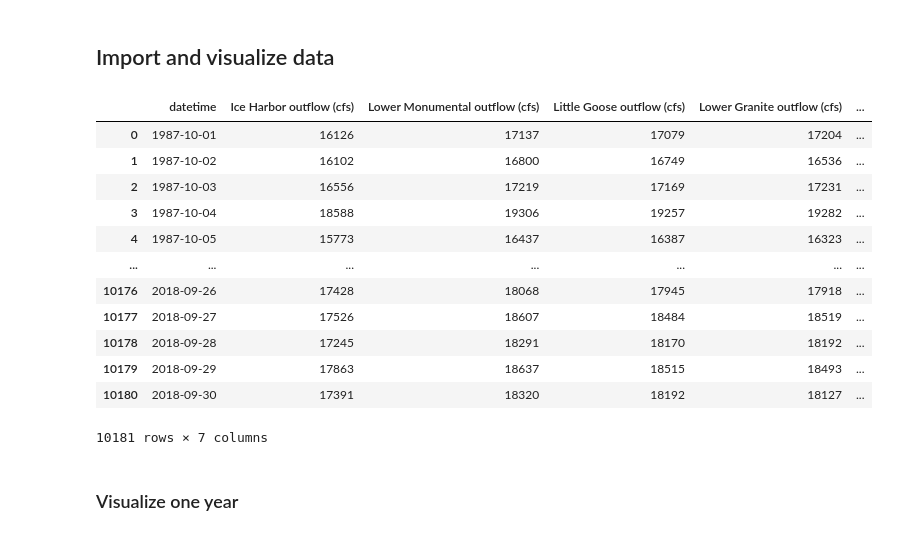
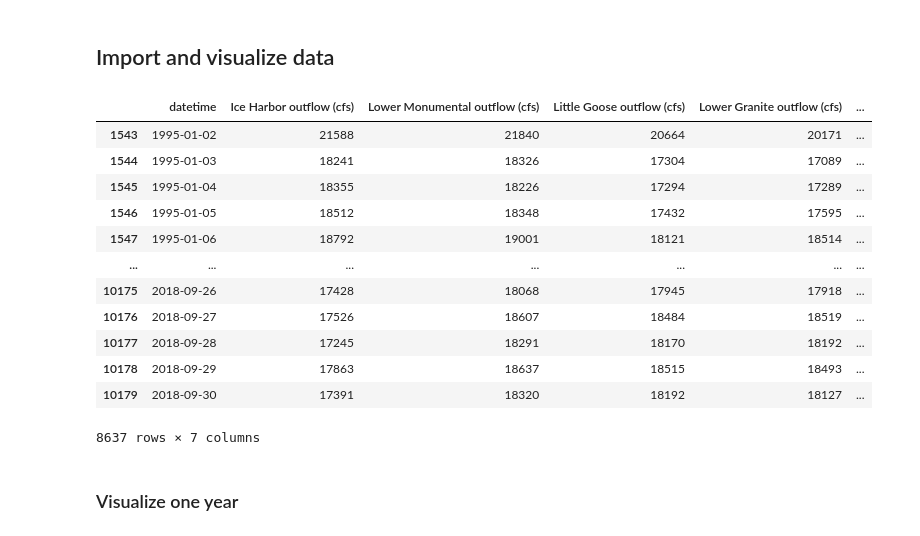
Before and after one commit to clairewang23/columbia_river_model, a Jupyter notebook: model drafting.ipynb, the cells around one changed output. Cells and saved outputs as stored; diff of their text form; code cells hidden in the pictures.

```diff
--- a/model drafting.ipynb
+++ b/model drafting.ipynb
@@ -10,46 +11,61 @@ import seaborn as sns
 outflow_data = pd.read_csv('4200 Modified Average Daily Streamflows.csv')
 outflow_data.rename(columns={'Ice Harbor Daily Streamflows (unit:cfs)': 'Ice Harbor outflow (cfs)'}, inplace=True)
 outflow_data.rename(columns={'Lower Monumental (unit:cfs)': 'Lower Monumental outflow (cfs)'}, inplace=True)
 outflow_data.rename(columns={'Little Goose (unit:cfs)': 'Little Goose outflow (cfs)'}, inplace=True)
 outflow_data.rename(columns={'Lower Granite (unit:cfs)': 'Lower Granite outflow (cfs)'}, inplace=True)
 outflow_data['date'] = pd.to_datetime(outflow_data['date'])
 outflow_data.rename(columns={'date':'datetime'}, inplace=True)
 
 # process precipitation data for runoff calculations
 precip_data = pd.read_csv('NOAAprecipitation_data_LEWISTON_AIRPORT_ID.csv')
 precip_data = precip_data.drop(['STATION', 'NAME', 'LATITUDE', 'LONGITUDE', 'ELEVATION', 'SNWD', 'SNOW'], axis=1)
 precip_data.rename(columns={'PRCP':'rainfall (in)', 'DATE':'datetime'}, inplace=True)
 precip_data['datetime'] = pd.to_datetime(precip_data['datetime'], format='%Y-%m-%d')
 
-# process upstream flow
+# process Clearwater River flow
 upstream_flow = pd.read_csv('nwis.waterdata.usgsclearwater.txt', sep='\t', header=27)
 upstream_flow = upstream_flow.drop(0)
 upstream_flow['datetime'] = pd.to_datetime(upstream_flow['datetime'], format='%Y-%m-%d %H:%M').dt.date
 upstream_flow = upstream_flow.drop(['agency_cd', 'site_no', 'tz_cd', '191671_00060_cd'], axis=1)
 upstream_flow.rename(columns={'191671_00060':'upstream flow (cfs)'}, inplace=True)
 upstream_flow['upstream flow (cfs)'] = pd.to_numeric(upstream_flow['upstream flow (cfs)'], errors='coerce')
 upstream_flow = upstream_flow.groupby('datetime')['upstream flow (cfs)'].mean().reset_index()
 upstream_flow['datetime'] = pd.to_datetime(upstream_flow['datetime'])
 
+# process Snake river flow
+snake_flow = pd.read_csv('snakeriverAnatoneUSGSflow.txt', sep='\t', header=28)
+snake_flow = snake_flow.drop(0)
+snake_flow['datetime'] = pd.to_datetime(upstream_flow['datetime'], format='%Y-%m-%d %H:%M').dt.date
+snake_flow = snake_flow.drop(['agency_cd', 'site_no', 'tz_cd', '151907_00060_cd'], axis=1)
+snake_flow.rename(columns={'151907_00060':'Snake flow (cfs)'}, inplace=True)
+snake_flow['Snake flow (cfs)'] = pd.to_numeric(snake_flow['Snake flow (cfs)'], errors='coerce')
+snake_flow = snake_flow.groupby('datetime')['Snake flow (cfs)'].mean().reset_index()
+snake_flow['datetime'] = pd.to_datetime(snake_flow['datetime'])
+
 # merge the dataframes
 flow_data = outflow_data.merge(upstream_flow, how='inner', on=['datetime'])
 input_data = flow_data.merge(precip_data, how='inner', on=['datetime'])
+input_data = input_data.merge(snake_flow, how='inner', on=['datetime'])
+input_data['upstream flow (cfs)'] = input_data['upstream flow (cfs)'] + input_data['Snake flow (cfs)']
+input_data = input_data.drop(columns='Snake flow (cfs)')
+
+input_data = input_data[input_data['datetime'] > datetime(1995,1,1)]
 
 display(input_data)
 # %% [output]
 |  | datetime | Ice Harbor outflow (cfs) | Lower Monumental outflow (cfs) | Little Goose outflow (cfs) | Lower Granite outflow (cfs) | ... |
-| 0 | 1987-10-01 | 16126 | 17137 | 17079 | 17204 | ... |
-| 1 | 1987-10-02 | 16102 | 16800 | 16749 | 16536 | ... |
-| 2 | 1987-10-03 | 16556 | 17219 | 17169 | 17231 | ... |
-| 3 | 1987-10-04 | 18588 | 19306 | 19257 | 19282 | ... |
-| 4 | 1987-10-05 | 15773 | 16437 | 16387 | 16323 | ... |
+| 1543 | 1995-01-02 | 21588 | 21840 | 20664 | 20171 | ... |
+| 1544 | 1995-01-03 | 18241 | 18326 | 17304 | 17089 | ... |
+| 1545 | 1995-01-04 | 18355 | 18226 | 17294 | 17289 | ... |
+| 1546 | 1995-01-05 | 18512 | 18348 | 17432 | 17595 | ... |
+| 1547 | 1995-01-06 | 18792 | 19001 | 18121 | 18514 | ... |
 | ... | ... | ... | ... | ... | ... | ... |
-| 10176 | 2018-09-26 | 17428 | 18068 | 17945 | 17918 | ... |
-| 10177 | 2018-09-27 | 17526 | 18607 | 18484 | 18519 | ... |
-| 10178 | 2018-09-28 | 17245 | 18291 | 18170 | 18192 | ... |
-| 10179 | 2018-09-29 | 17863 | 18637 | 18515 | 18493 | ... |
-| 10180 | 2018-09-30 | 17391 | 18320 | 18192 | 18127 | ... |
+| 10175 | 2018-09-26 | 17428 | 18068 | 17945 | 17918 | ... |
+| 10176 | 2018-09-27 | 17526 | 18607 | 18484 | 18519 | ... |
+| 10177 | 2018-09-28 | 17245 | 18291 | 18170 | 18192 | ... |
+| 10178 | 2018-09-29 | 17863 | 18637 | 18515 | 18493 | ... |
+| 10179 | 2018-09-30 | 17391 | 18320 | 18192 | 18127 | ... |
-10181 rows × 7 columns
+8637 rows × 7 columns
 # %% [markdown]
 ### Visualize one year
 # %%
```
Also changed, not shown: parts of 14 cells of this notebook, 1 other file.
